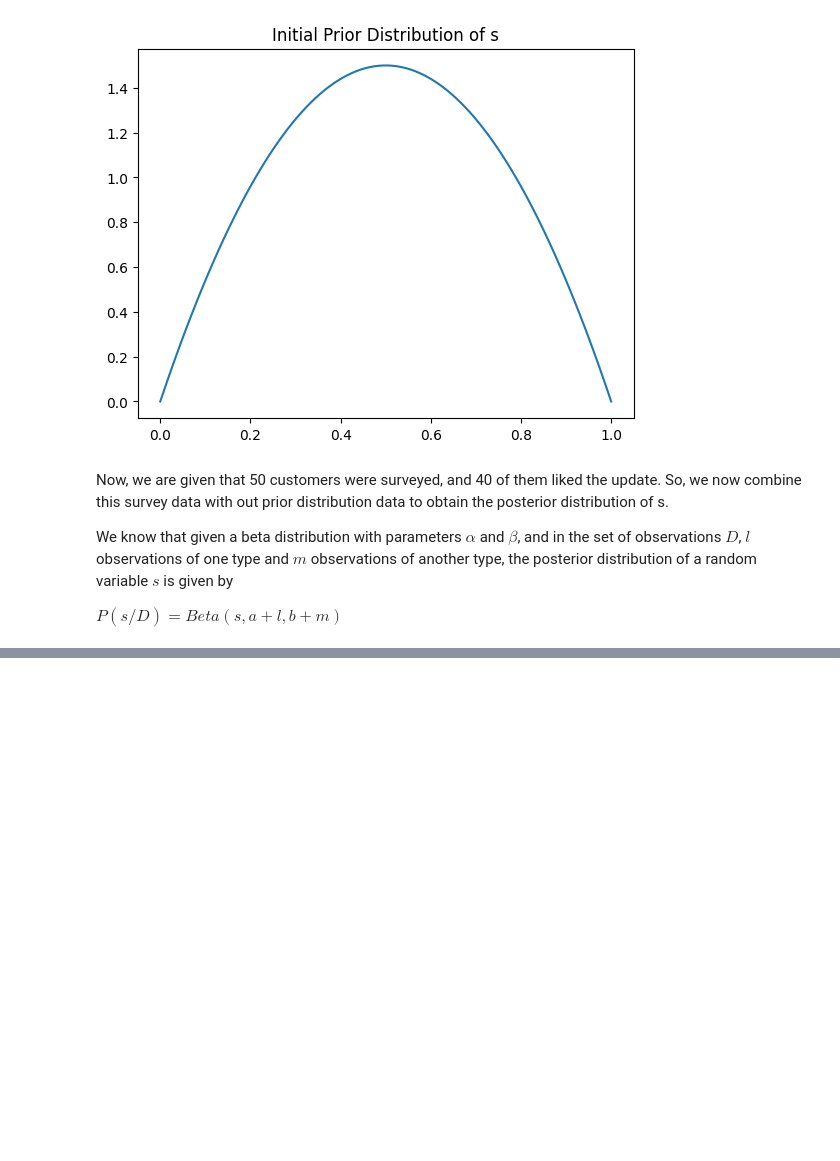
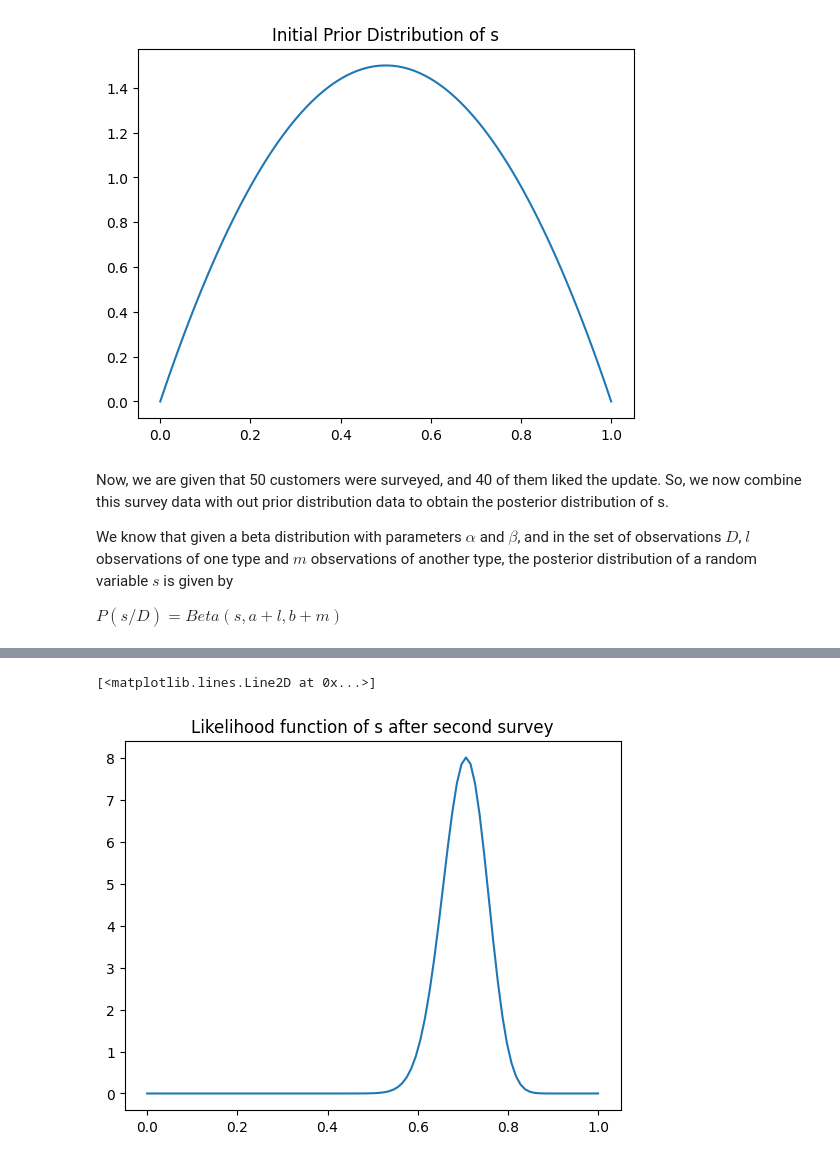
Before and after one commit to mokshith002/FODS-Assignment-1, a Jupyter notebook: 1A.ipynb, the cells around one changed output, grey strips where cells are left out. Saved outputs shown, nothing was run; the diff lists cells and outputs as text; code cells hidden in the pictures; blank space fills up the shorter version.

```diff
--- a/1A.ipynb
+++ b/1A.ipynb
@@ -32 +34,9 @@ plt.plot(s, y)
+# %%
+s = np.linspace(0, 1.0, 100)
+y = st.beta.pdf(s, 42 + 17, 12 + 13)
+plt.title("Likelihood function of s after second survey")
+plt.plot(s, y)
+# %% [output]
+[<matplotlib.lines.Line2D at 0x...>]
+[figure, added]
 # %% [markdown]
```
Also changed, not shown: parts of 6 cells of this notebook.
